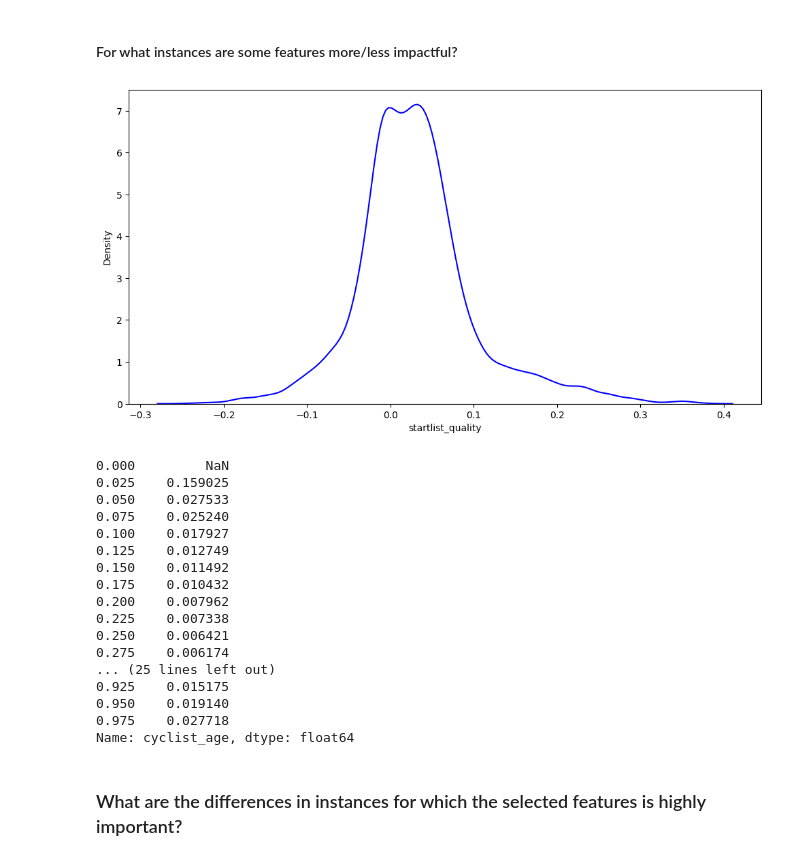
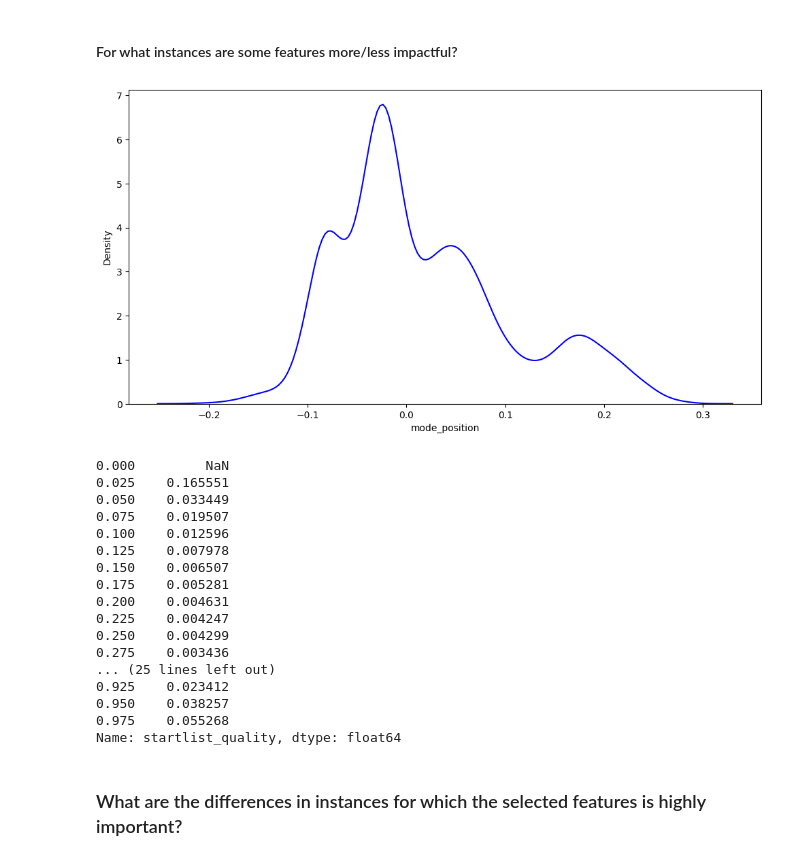
Before and after one commit to robertodr01/Cycling-Performance-Prediction-Explainable-AI, a Jupyter notebook: ipynb_files/5_xai.ipynb, the cells around one changed output. Cells and saved outputs as stored; diff of their text form; code cells hidden in the pictures.

```diff
--- a/ipynb_files/5_xai.ipynb
+++ b/ipynb_files/5_xai.ipynb
@@ -277,34 +262,34 @@ display(interventional_explanations_df_0.describe().drop("count", axis="rows"))
 #### For what instances are some features more/less impactful?
 # %%
 import matplotlib.pyplot as plt
-feature_of_interest = "startlist_quality"
+feature_of_interest = "mode_position"
 plt.figure(figsize=(12, 6))
 seaborn.kdeplot(interventional_explanations_df_1, x=feature_of_interest, color='blue')
 plt.show()
 # %% [output]
-[figure, old version]
+[figure, new version]
 # %%
 number_quantiles = 40
-quantiles = interventional_explanations_df_1["cyclist_age"].quantile([q / number_quantiles for q in (range(number_quantiles))])
+quantiles = interventional_explanations_df_1["startlist_quality"].quantile([q / number_quantiles for q in (range(number_quantiles))])
 quantiles.diff()  # pick differences in quantiles
 # %% [output]
 0.000         NaN
-0.025    0.159025
-0.050    0.027533
-0.075    0.025240
-0.100    0.017927
-0.125    0.012749
-0.150    0.011492
-0.175    0.010432
-0.200    0.007962
-0.225    0.007338
-0.250    0.006421
-0.275    0.006174
+0.025    0.165551
+0.050    0.033449
+0.075    0.019507
+0.100    0.012596
+0.125    0.007978
+0.150    0.006507
+0.175    0.005281
+0.200    0.004631
+0.225    0.004247
+0.250    0.004299
+0.275    0.003436
 ... (25 lines left out)
-0.925    0.015175
-0.950    0.019140
-0.975    0.027718
-Name: cyclist_age, dtype: float64
+0.925    0.023412
+0.950    0.038257
+0.975    0.055268
+Name: startlist_quality, dtype: float64
 # %%
 import numpy
 
```
Also changed, not shown: parts of 16 cells of this notebook, 2 other files.
